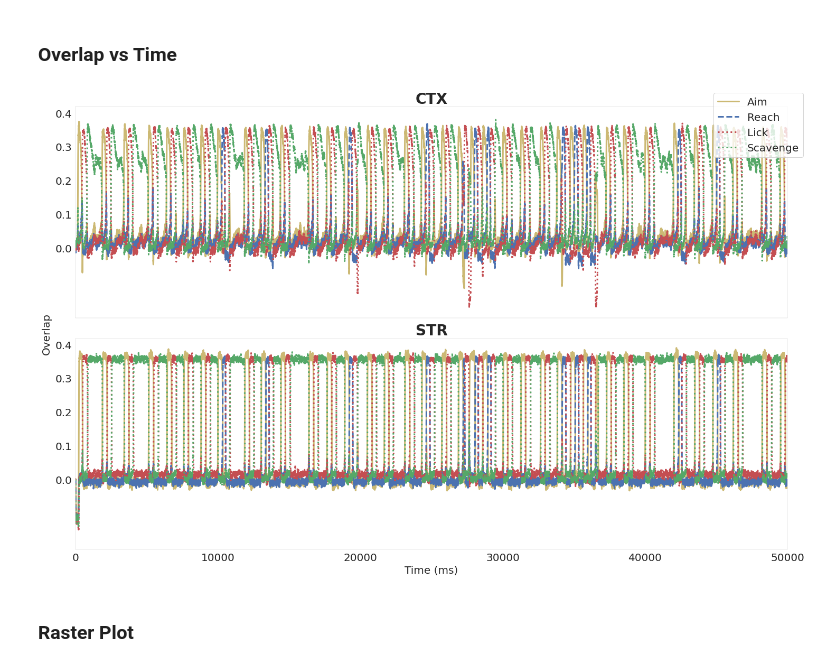
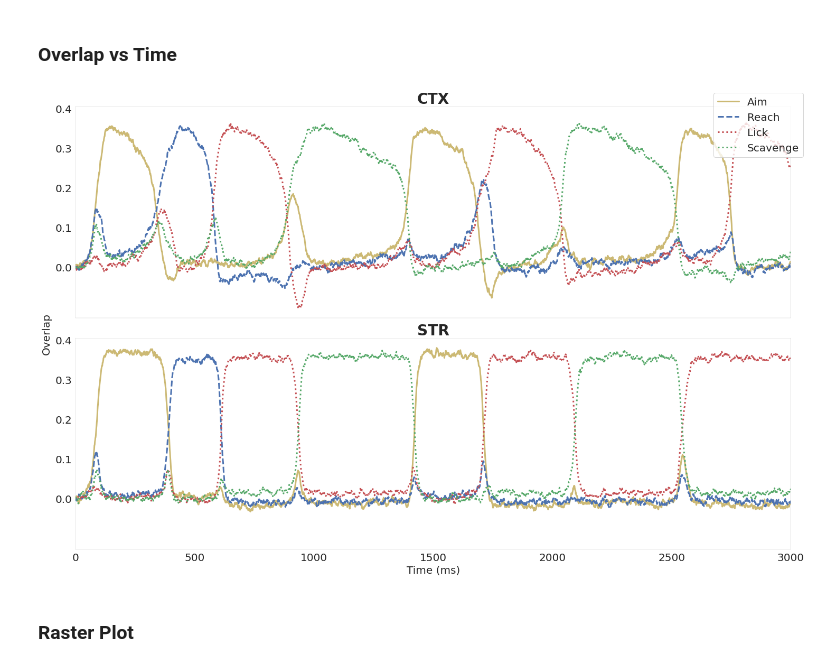
Before and after one commit to jp464/striatal-sequence, a Jupyter notebook: figures/article/1/figure.ipynb, the cells around one changed output. Saved outputs shown, nothing was run; the diff lists cells and outputs as text; code cells hidden in the pictures.

```diff
--- a/figures/article/1/figure.ipynb
+++ b/figures/article/1/figure.ipynb
@@ -19,13 +19,13 @@ plt.rcParams['axes.linewidth'] = 0.1
 # %% [markdown]
 ### Filename and Directory
 # %%
-filename = 'learning-env-0-0-0-0-1'
+filename = 'learning-env-300-0.03-100-0.9-1-1'
 path = '/work/jp464/striatum-sequence/' + filename + '.npz'
 data = np.load(path)
 overlaps_ctx = data['overlaps_ctx']
 overlaps_d1 = data['overlaps_d1']
-values = data['values']
-rpes = data['rpes']
+# values = data['values']
+# rpes = data['rpes']
 # correlations_ctx = data['correlations_ctx']
 # correlations_bg = data['correlations_bg']
 # state_ctx = data['state_ctx']
@@ -35,26 +35,26 @@ rpes = data['rpes']
 # %%
 ### Overlap
 fig, axes = plt.subplots(2,1, sharex=True, sharey=True, tight_layout=True, figsize=(20,13))
 axes[0].plot(overlaps_ctx[0], linestyle='solid', linewidth=3, color=colors[8])
 axes[0].plot(overlaps_ctx[1], linestyle='dashed', linewidth=3, color=colors[0])
 axes[0].plot(overlaps_ctx[2], linestyle='dotted', linewidth=3, color=colors[3])
 axes[0].plot(overlaps_ctx[3], linestyle='dotted', linewidth=3, color=colors[2])
 axes[0].set_yticks([0.0, 0.1, 0.2, 0.3, 0.4])
 axes[0].set_title("CTX", fontsize=28, weight='bold')
 axes[1].plot(overlaps_d1[0], linestyle='solid', linewidth=3, color=colors[8])
 axes[1].plot(overlaps_d1[1], linestyle='dashed', linewidth=3, color=colors[0])
 axes[1].plot(overlaps_d1[2], linestyle='dotted', linewidth=3, color=colors[3])
 axes[1].plot(overlaps_d1[3], linestyle='dotted', linewidth=3, color=colors[2])
 axes[1].set_yticks([0.0, 0.1, 0.2, 0.3, 0.4])
 axes[1].set_title("STR", fontsize=28, weight='bold')
 axes[1].set_xlabel('Time (ms)', fontsize=20)
 fig.text(-0.01, 0.5, 'Overlap', va='center', rotation='vertical', fontsize=20)
-plt.setp(axes, xlim=(0, 50000))
+plt.setp(axes, xlim=(0, 3000))
 plt.figlegend(labels=['Aim', 'Reach', 'Lick', 'Scavenge'], fontsize=20)
 # plt.savefig('/work/jp464/striatum-sequence/output/constant-env-pathological.jpg', bbox_inches = "tight", format='jpg')
 plt.show()
 # %% [output]
-[figure, old version]
+[figure, new version]
 # %% [markdown]
 ### Raster Plot
 # %% [raw]
```
Also changed, not shown: 28 other files.
